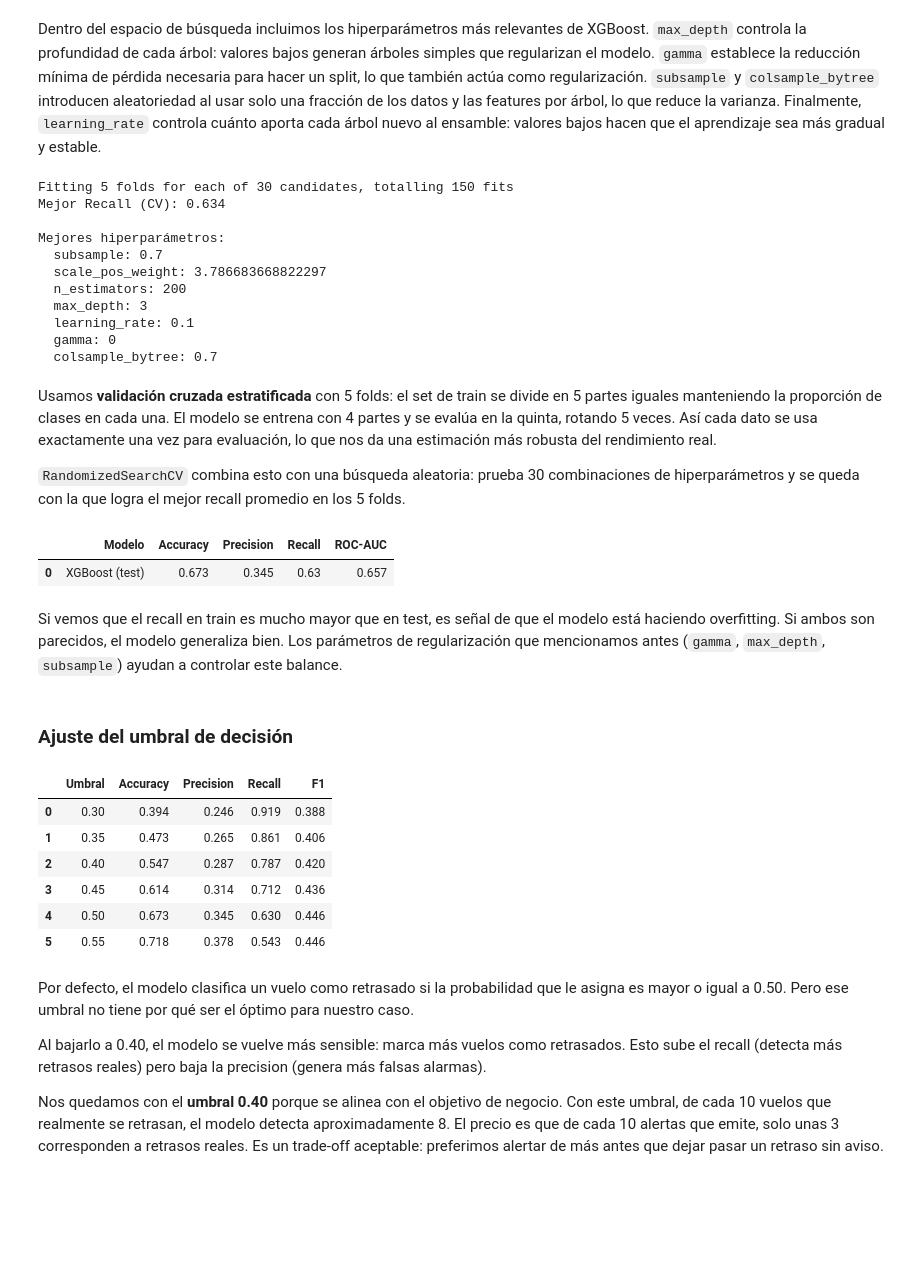
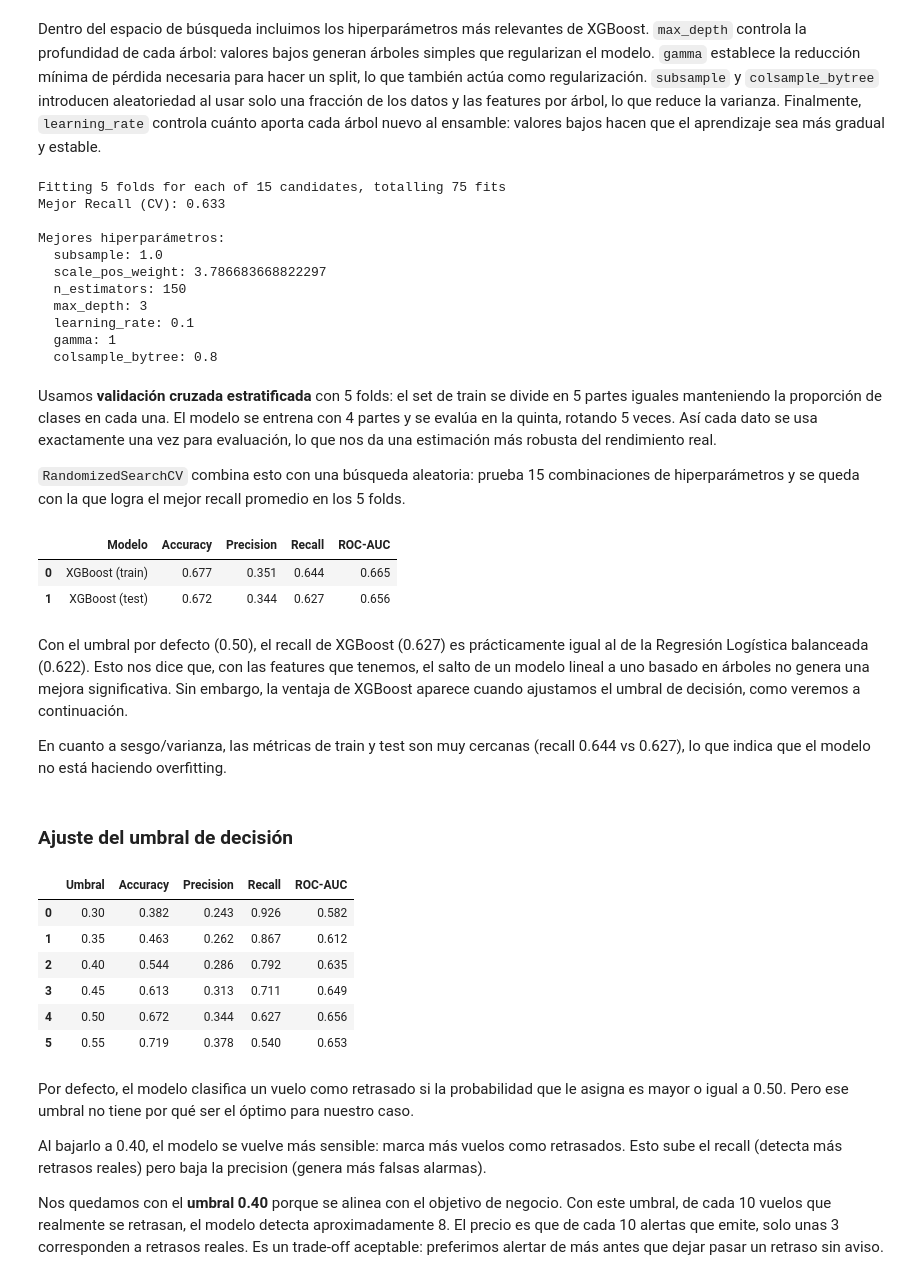
Before and after one commit to Guadacarro/TP_IA, a Jupyter notebook: tp_v2.ipynb, the cells around one changed output. Saved outputs shown, nothing was run; the diff lists cells and outputs as text; code cells hidden in the pictures; blank space fills up the shorter version.

```diff
--- a/tp_v2.ipynb
+++ b/tp_v2.ipynb
@@ -1279,18 +1284,18 @@ scale_pos_weight: 3.79
 XGBoost no tiene el parámetro `class_weight` como otros modelos de sklearn. En su lugar usa `scale_pos_weight`, que cumple la misma función: le dice al modelo cuánto más debe pesar un error en la clase positiva (retrasado) respecto a la negativa. Lo calculamos como la razón entre la cantidad de vuelos puntuales y retrasados.
 # %%
 param_dist = {
-    'n_estimators': [100, 150, 200],
-    'max_depth': [3, 5, 7],
-    'learning_rate': [0.01, 0.05, 0.1],
+    'n_estimators': [100, 150],
+    'max_depth': [3, 5],
+    'learning_rate': [0.05, 0.1],
     'scale_pos_weight': [1, scale_pos_weight],
-    'gamma': [0, 1, 3],
-    'subsample': [0.7, 0.8, 1.0],
-    'colsample_bytree': [0.7, 0.8, 1.0],
+    'gamma': [0, 1],
+    'subsample': [0.8, 1.0],
+    'colsample_bytree': [0.8, 1.0],
 }
 
 total_combinaciones = 1
 for v in param_dist.values():
     total_combinaciones *= len(v)
-print(f"Espacio total de búsqueda: {total_combinaciones:,} combinaciones")
-print(f"Se probarán 30 combinaciones al azar (RandomizedSearchCV)")
+print(f'Espacio total de búsqueda: {total_combinaciones:,} combinaciones')
+print(f'Se probarán 15 combinaciones al azar (RandomizedSearchCV)')
 # %% [output]
@@ -1310,7 +1315,7 @@ xgb_model = XGBClassifier(
 random_search = RandomizedSearchCV(
     estimator=xgb_model,
     param_distributions=param_dist,
-    n_iter=30,
+    n_iter=15,
     scoring='recall',
     cv=cv,
     random_state=42,
@@ -1328,60 +1333,64 @@ for param, valor in random_search.best_params_.items():
 
 mejor_xgb = random_search.best_estimator_
 # %% [output]
-Fitting 5 folds for each of 30 candidates, totalling 150 fits
-Mejor Recall (CV): 0.634
+Fitting 5 folds for each of 15 candidates, totalling 75 fits
+Mejor Recall (CV): 0.633
 
 Mejores hiperparámetros:
-  subsample: 0.7
+  subsample: 1.0
   scale_pos_weight: 3.786683668822297
-  n_estimators: 200
+  n_estimators: 150
   max_depth: 3
   learning_rate: 0.1
-  gamma: 0
-  colsample_bytree: 0.7
+  gamma: 1
+  colsample_bytree: 0.8
 # %% [markdown]
 Usamos **validación cruzada estratificada** con 5 folds: el set de train se divide en 5 partes iguales manteniendo la proporción de clases en cada una. El modelo se entrena con 4 partes y se evalúa en la quinta, rotando 5 veces. Así cada dato se usa exactamente una vez para evaluación, lo que nos da una estimación más robusta del rendimiento real.
 
-`RandomizedSearchCV` combina esto con una búsqueda aleatoria: prueba 30 combinaciones de hiperparámetros y se queda con la que logra el mejor recall promedio en los 5 folds.
+`RandomizedSearchCV` combina esto con una búsqueda aleatoria: prueba 15 combinaciones de hiperparámetros y se queda con la que logra el mejor recall promedio en los 5 folds.
 # %%
 y_pred_train_xgb = mejor_xgb.predict(X_train)
 y_pred_test_xgb = mejor_xgb.predict(X_test)
 
 pd.DataFrame([
+    reportar_metricas('XGBoost (train)', y_train, y_pred_train_xgb),
     reportar_metricas('XGBoost (test)', y_test, y_pred_test_xgb),
 ])
 # %% [output]
 |  | Modelo | Accuracy | Precision | Recall | ROC-AUC |
-| 0 | XGBoost (test) | 0.673 | 0.345 | 0.63 | 0.657 |
+| 0 | XGBoost (train) | 0.677 | 0.351 | 0.644 | 0.665 |
+| 1 | XGBoost (test) | 0.672 | 0.344 | 0.627 | 0.656 |
 # %% [markdown]
-Si vemos que el recall en train es mucho mayor que en test, es señal de que el modelo está haciendo overfitting. Si ambos son parecidos, el modelo generaliza bien. Los parámetros de regularización que mencionamos antes (`gamma`, `max_depth`, `subsample`) ayudan a controlar este balance.
+Con el umbral por defecto (0.50), el recall de XGBoost (0.627) es prácticamente igual al de la Regresión Logística balanceada (0.622). Esto nos dice que, con las features que tenemos, el salto de un modelo lineal a uno basado en árboles no genera una mejora significativa. Sin embargo, la ventaja de XGBoost aparece cuando ajustamos el umbral de decisión, como veremos a continuación.
+
+En cuanto a sesgo/varianza, las métricas de train y test son muy cercanas (recall 0.644 vs 0.627), lo que indica que el modelo no está haciendo overfitting.
 # %% [markdown]
 ### Ajuste del umbral de decisión
 # %%
 y_proba_xgb = mejor_xgb.predict_proba(X_test)[:, 1]
 
 umbrales = [0.30, 0.35, 0.40, 0.45, 0.50, 0.55]
 resultados_umbral = []
 for thr in umbrales:
     y_pred_thr = (y_proba_xgb >= thr).astype(int)
     resultados_umbral.append({
         'Umbral': thr,
         'Accuracy': round(accuracy_score(y_test, y_pred_thr), 3),
         'Precision': round(precision_score(y_test, y_pred_thr, zero_division=0), 3),
         'Recall': round(recall_score(y_test, y_pred_thr, zero_division=0), 3),
-        'F1': round(f1_score(y_test, y_pred_thr, zero_division=0), 3),
+        'ROC-AUC': round(roc_auc_score(y_test, y_pred_thr), 3),
     })
 
 df_umbrales = pd.DataFrame(resultados_umbral)
 df_umbrales
 # %% [output]
-|  | Umbral | Accuracy | Precision | Recall | F1 |
-| 0 | 0.30 | 0.394 | 0.246 | 0.919 | 0.388 |
-| 1 | 0.35 | 0.473 | 0.265 | 0.861 | 0.406 |
-| 2 | 0.40 | 0.547 | 0.287 | 0.787 | 0.420 |
-| 3 | 0.45 | 0.614 | 0.314 | 0.712 | 0.436 |
-| 4 | 0.50 | 0.673 | 0.345 | 0.630 | 0.446 |
-| 5 | 0.55 | 0.718 | 0.378 | 0.543 | 0.446 |
+|  | Umbral | Accuracy | Precision | Recall | ROC-AUC |
+| 0 | 0.30 | 0.382 | 0.243 | 0.926 | 0.582 |
+| 1 | 0.35 | 0.463 | 0.262 | 0.867 | 0.612 |
+| 2 | 0.40 | 0.544 | 0.286 | 0.792 | 0.635 |
+| 3 | 0.45 | 0.613 | 0.313 | 0.711 | 0.649 |
+| 4 | 0.50 | 0.672 | 0.344 | 0.627 | 0.656 |
+| 5 | 0.55 | 0.719 | 0.378 | 0.540 | 0.653 |
 # %% [markdown]
 Por defecto, el modelo clasifica un vuelo como retrasado si la probabilidad que le asigna es mayor o igual a 0.50. Pero ese umbral no tiene por qué ser el óptimo para nuestro caso.
 
```
Also changed, not shown: parts of 18 cells of this notebook.
